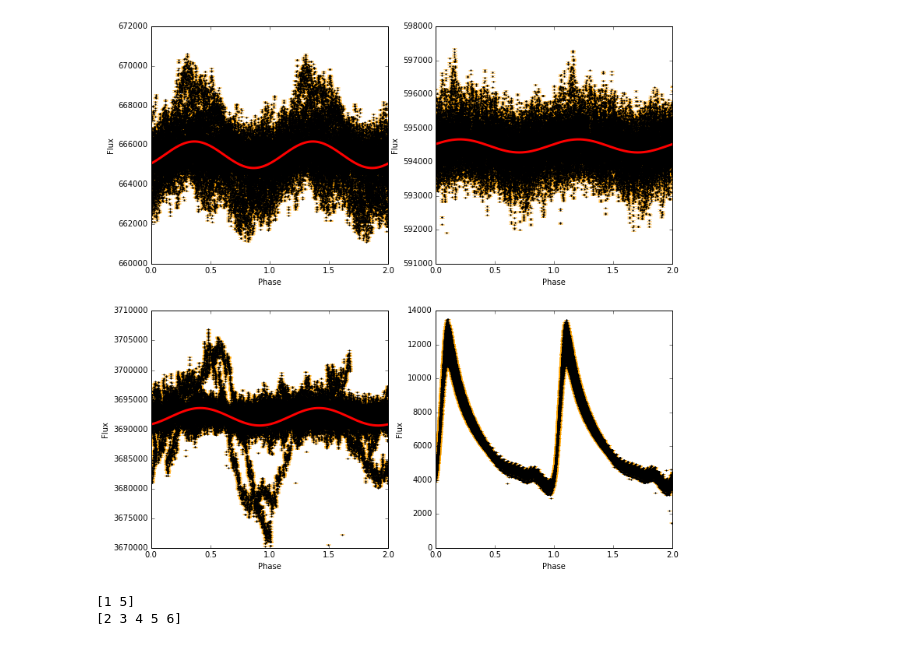
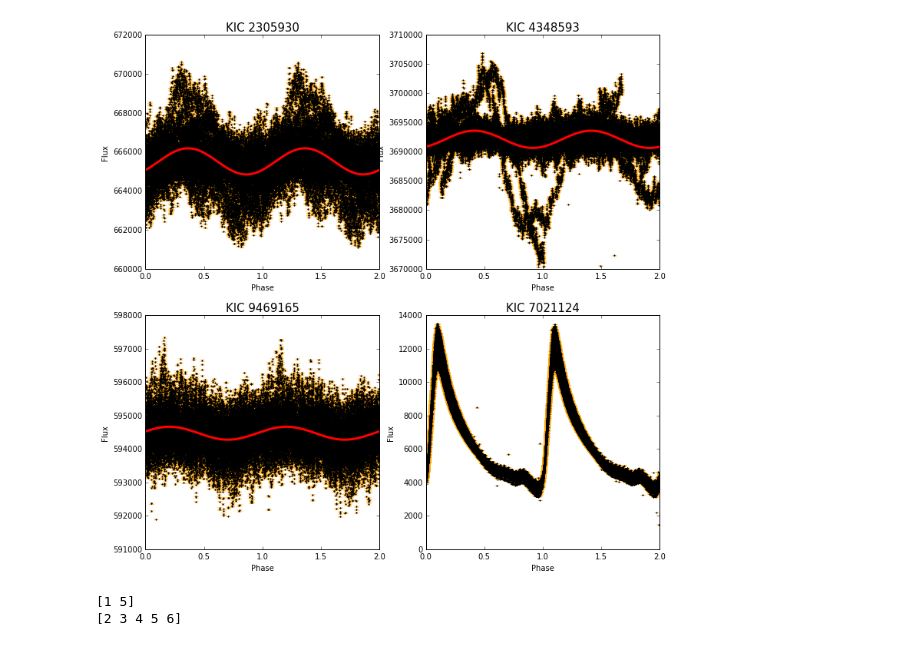
Before and after one commit to Pedro73/Astro-Exp, a Jupyter notebook: Tarea 2/Parte I/Proyecto 3.ipynb, the cells around one changed output. Drawn from its saved outputs; the diff is of its cells as text; code cells hidden in the pictures.

```diff
--- a/Tarea 2/Parte I/Proyecto 3.ipynb
+++ b/Tarea 2/Parte I/Proyecto 3.ipynb
@@ -137,9 +137,9 @@ for i in range(0,len(all_time)):
 # %%
 from gatspy.periodic import LombScargleFast
 
-def periodograma(time,flux,flux_err,maxi):
+def periodograma(time,flux,flux_err,maxi,num):
     model = LombScargleFast().fit(time, flux, flux_err)
-    periods, power = model.periodogram_auto(nyquist_factor=10)
+    periods, power = model.periodogram_auto(nyquist_factor=num)
     model.optimizer.period_range=(np.min(periods), maxi)
     period = model.best_period
     return periods, power, period
@@ -152,24 +152,24 @@ def my_pers():
         flux = all_flux[i]
         flux_err = all_flux_err[i]
         if i == 0:
-            periods, power, period = periodograma(time,flux,flux_err,0.03)
+            periods, power, period = periodograma(time,flux,flux_err,0.03,20)
             ax[0,0].plot(periods,power,'k')
             ax[0,0].set(xlim=(np.min(periods),0.03), xlabel='period (days)', ylabel='Lomb-Scargle Power')
             ax[0,0].set_title("KIC 2305930",size = 15)
         elif i == 1:
-            periods, power, period = periodograma(time,flux,flux_err,0.03)
+            periods, power, period = periodograma(time,flux,flux_err,0.03,20)
+            ax[0,1].plot(periods,power,'k')
+            ax[0,1].set(xlim=(np.min(periods),0.03), xlabel='period (days)', ylabel='Lomb-Scargle Power')
+            ax[0,1].set_title("KIC 4348593",size = 15)
+        elif i == 2:
+            periods, power, period = periodograma(time,flux,flux_err,0.03,20)
             ax[1,0].plot(periods,power,'k')
-            ax[1,0].set(xlim=(np.min(periods),0.03), xlabel='period (days)', ylabel='Lomb-Scargle Power')
-            ax[1,0].set_title("KIC 4348593",size = 15)
-        elif i == 2:
-            periods, power, period = periodograma(time,flux,flux_err,0.03)
-            ax[0,1].plot(periods,power,'k')
-            ax[0,1].set(xlim=(np.min(periods),0.04), xlabel='period (days)', ylabel='Lomb-Scargle Power')
-            ax[0,1].set_title("KIC 9469165",size = 15)
+            ax[1,0].set(xlim=(np.min(periods),0.04), xlabel='period (days)', ylabel='Lomb-Scargle Power')
+            ax[1,0].set_title("KIC 9469165",size = 15)
         elif i == 3:
-            periods, power, period = periodograma(time,flux,flux_err,1.4)
+            periods, power, period = periodograma(time,flux,flux_err,1.0,2)
             ax[1,1].plot(periods,power,'k')
-            ax[1,1].set(xlim=(np.min(periods),1.4), xlabel='period (days)', ylabel='Lomb-Scargle Power')
+            ax[1,1].set(xlim=(np.min(periods),1.0), xlabel='period (days)', ylabel='Lomb-Scargle Power')
             ax[1,1].set_title("KIC 7021124",size = 15)
         all_periods.append(period)
     return np.array(all_periods)
@@ -233,41 +237,41 @@ def fasear(time,flux,flux_err,period):
 
     f = interp1d(x, y, kind='cubic')
     xnew = np.linspace(np.min(x), np.max(x), 20, endpoint=True)
     return phase, xnew, f(xnew)
 '''
 
 def fasear_todo():
     fig, ax = plt.subplots(ncols=2, nrows=2, figsize=[6*2, 6*2])
     for i in range(0,len(all_time)):
         time = all_time[i]
         flux = all_flux[i]
         flux_err = all_flux_err[i]
         period = all_periods[i]
         phase, x, y = fasear(time,flux,flux_err,period)
         if i == 0:
             ax[0,0].errorbar(phase, flux,flux_err, fmt='.k', ecolor='orange',alpha=1,  ms = 3)
             ax[0,0].set(xlabel='Phase', ylabel='Flux')
             ax[0,0].plot(x, y, 'r', lw=3)
-            ax[1,1].set_title("KIC 2305930",size = 15)
+            ax[0,0].set_title("KIC 2305930",size = 15)
         elif i == 1:
+            ax[0,1].errorbar(phase, flux,flux_err, fmt='.k', ecolor='orange',alpha=1,  ms = 3)
+            ax[0,1].set(xlabel='Phase', ylabel='Flux')
+            ax[0,1].plot(x, y, 'r', lw=3)
+            ax[0,1].set_title("KIC 4348593",size = 15)
+        elif i == 2:
             ax[1,0].errorbar(phase, flux,flux_err, fmt='.k', ecolor='orange',alpha=1,  ms = 3)
             ax[1,0].set(xlabel='Phase', ylabel='Flux')
             ax[1,0].plot(x, y, 'r', lw=3)
-            ax[1,1].set_title("KIC 4348593",size = 15)
-        elif i == 2:
-            ax[0,1].errorbar(phase, flux,flux_err, fmt='.k', ecolor='orange',alpha=1,  ms = 3)
-            ax[0,1].set(xlabel='Phase', ylabel='Flux')
-            ax[0,1].plot(x, y, 'r', lw=3)
-            ax[1,1].set_title("KIC 9469165",size = 15)
+            ax[1,0].set_title("KIC 9469165",size = 15)
         elif i == 3:
             ax[1,1].errorbar(phase, flux,flux_err, fmt='.k', ecolor='orange',alpha=1,  ms = 3)
             ax[1,1].set(xlabel='Phase', ylabel='Flux')
             #ax[1,1].plot(x, y, 'r', lw=3)
             ax[1,1].set_title("KIC 7021124",size = 15)
 
 fasear_todo()
 # %% [output]
-[figure, old version]
+[figure, new version]
 # %%
 a = np.array([1,np.nan,3,4,5,np.nan])
 c = np.array([1,2,3,4,5,6])
```
Also changed, not shown: parts of 7 cells of this notebook.
